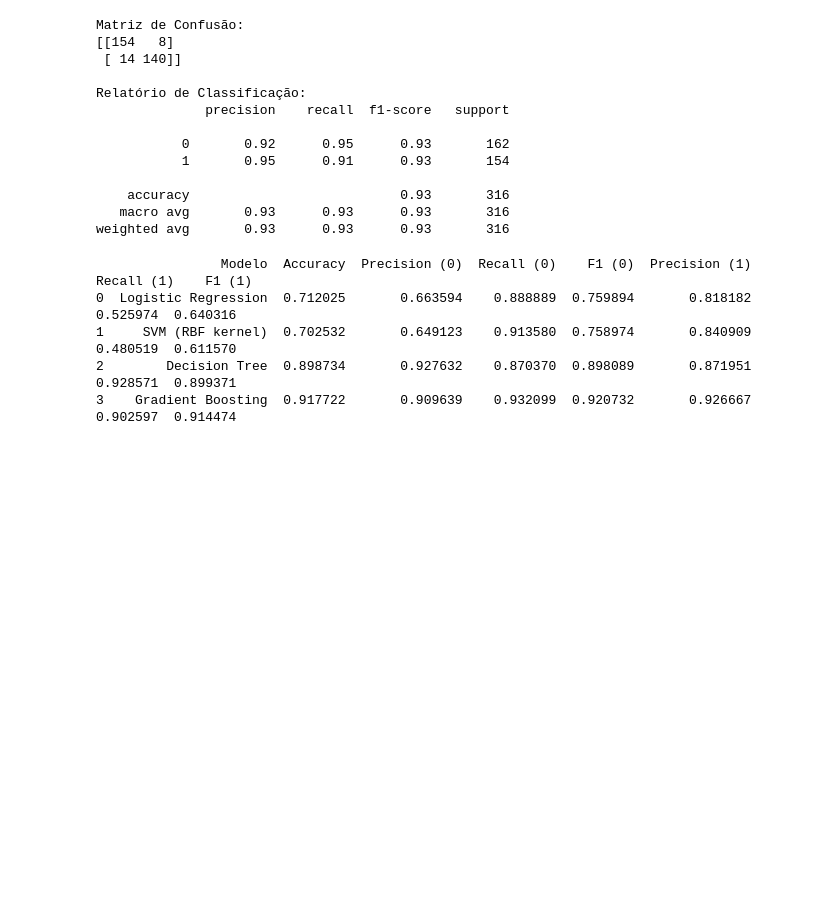
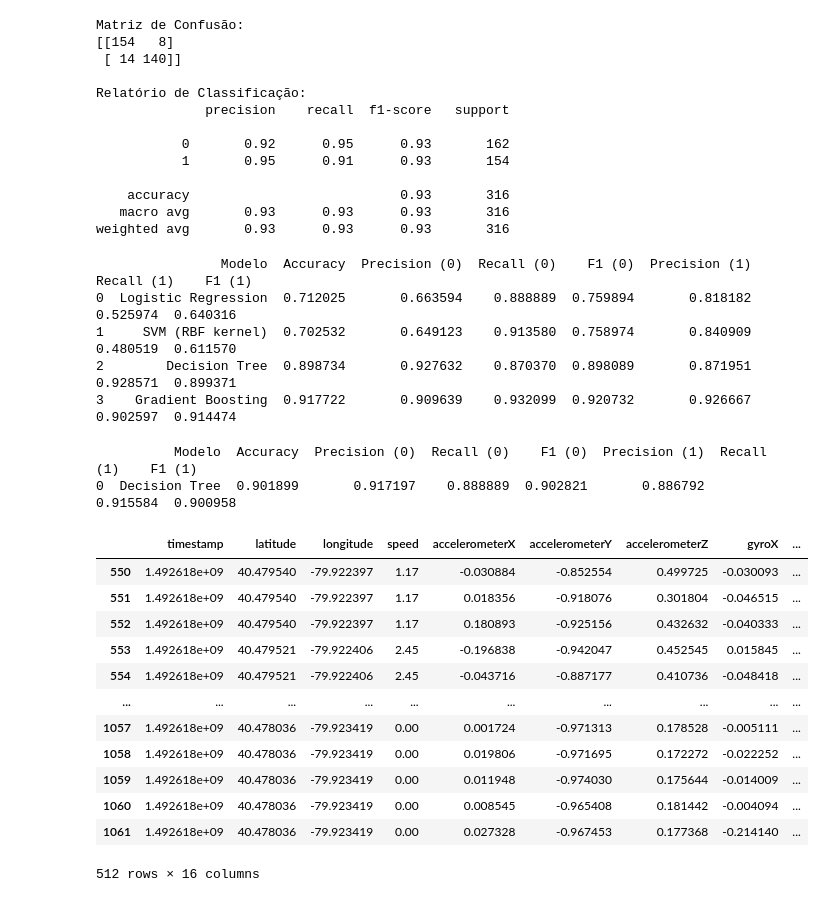
Before and after one commit to MiguelCardoso1/tcc_data, a Jupyter notebook: tcc.ipynb, the cells around one changed output. Saved outputs shown, nothing was run; the diff lists cells and outputs as text; code cells hidden in the pictures; blank space fills up the shorter version.

```diff
--- a/tcc.ipynb
+++ b/tcc.ipynb
@@ -192,3 +193,44 @@ print(df_resultados.to_string())
 1     SVM (RBF kernel)  0.702532       0.649123    0.913580  0.758974       0.840909    0.480519  0.611570
 2        Decision Tree  0.898734       0.927632    0.870370  0.898089       0.871951    0.928571  0.899371
 3    Gradient Boosting  0.917722       0.909639    0.932099  0.920732       0.926667    0.902597  0.914474
+# %%
+modelo = DecisionTreeClassifier()
+
+modelo.fit(X_train, y_train)
+y_pred = modelo.predict(X_test)
+
+
+report = classification_report(y_test, y_pred, output_dict=True)
+
+resultados = [{
+    "Modelo": "Decision Tree",
+    "Accuracy": report["accuracy"],
+    "Precision (0)": report["0"]["precision"],
+    "Recall (0)": report["0"]["recall"],
+    "F1 (0)": report["0"]["f1-score"],
+    "Precision (1)": report["1"]["precision"],
+    "Recall (1)": report["1"]["recall"],
+    "F1 (1)": report["1"]["f1-score"]
+}]
+
+df_resultados = pd.DataFrame(resultados)
+print(df_resultados.to_string())
+# %% [output]
+          Modelo  Accuracy  Precision (0)  Recall (0)    F1 (0)  Precision (1)  Recall (1)    F1 (1)
+0  Decision Tree  0.901899       0.917197    0.888889  0.902821       0.886792    0.915584  0.900958
+# %%
+labels.query('Label == 1')
+# %% [output]
+|  | timestamp | latitude | longitude | speed | accelerometerX | accelerometerY | accelerometerZ | gyroX | ... |
+| 550 | 1.492618e+09 | 40.479540 | -79.922397 | 1.17 | -0.030884 | -0.852554 | 0.499725 | -0.030093 | ... |
+| 551 | 1.492618e+09 | 40.479540 | -79.922397 | 1.17 | 0.018356 | -0.918076 | 0.301804 | -0.046515 | ... |
+| 552 | 1.492618e+09 | 40.479540 | -79.922397 | 1.17 | 0.180893 | -0.925156 | 0.432632 | -0.040333 | ... |
+| 553 | 1.492618e+09 | 40.479521 | -79.922406 | 2.45 | -0.196838 | -0.942047 | 0.452545 | 0.015845 | ... |
+| 554 | 1.492618e+09 | 40.479521 | -79.922406 | 2.45 | -0.043716 | -0.887177 | 0.410736 | -0.048418 | ... |
+| ... | ... | ... | ... | ... | ... | ... | ... | ... | ... |
+| 1057 | 1.492618e+09 | 40.478036 | -79.923419 | 0.00 | 0.001724 | -0.971313 | 0.178528 | -0.005111 | ... |
+| 1058 | 1.492618e+09 | 40.478036 | -79.923419 | 0.00 | 0.019806 | -0.971695 | 0.172272 | -0.022252 | ... |
+| 1059 | 1.492618e+09 | 40.478036 | -79.923419 | 0.00 | 0.011948 | -0.974030 | 0.175644 | -0.014009 | ... |
+| 1060 | 1.492618e+09 | 40.478036 | -79.923419 | 0.00 | 0.008545 | -0.965408 | 0.181442 | -0.004094 | ... |
+| 1061 | 1.492618e+09 | 40.478036 | -79.923419 | 0.00 | 0.027328 | -0.967453 | 0.177368 | -0.214140 | ... |
+512 rows × 16 columns
```
Also changed, not shown: parts of 1 cell of this notebook, 13 other files.
